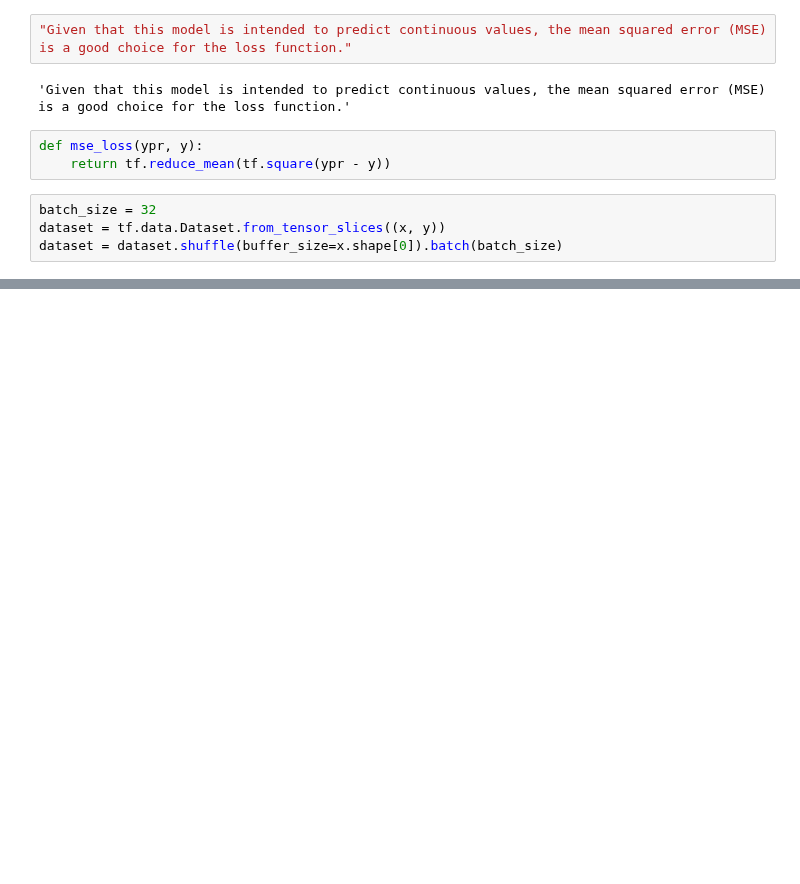
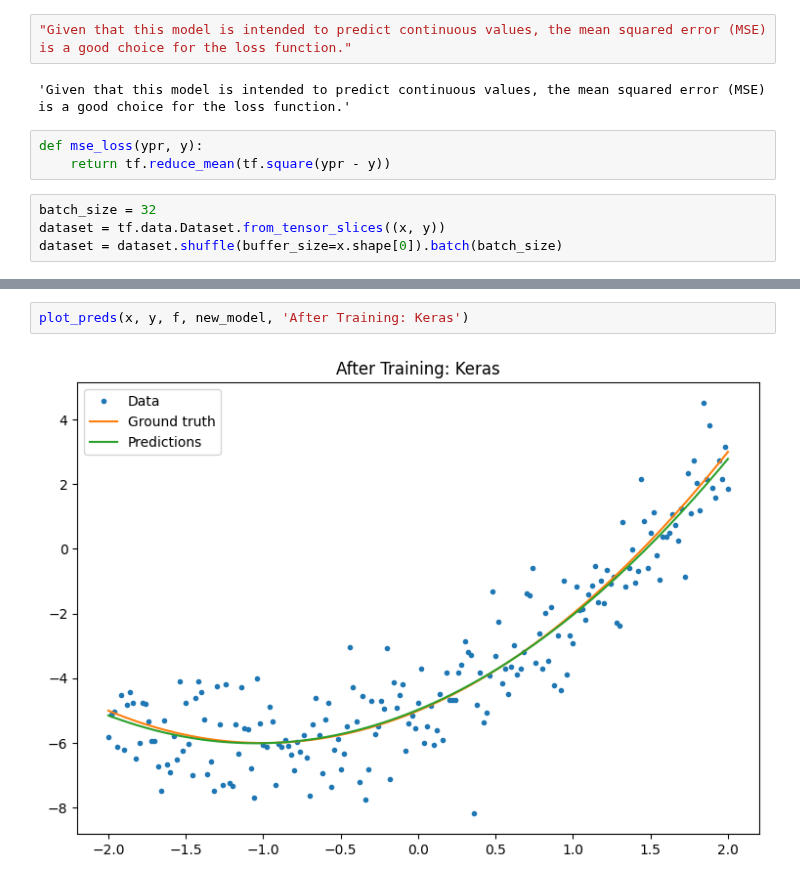
Before and after one commit to TaMaN2031A/data-yard, a Jupyter notebook: Roots of Knowledge/tf documentation/learn/guide/tf basics/overview.ipynb, the cells around one changed output, grey strips where cells are left out. Saved outputs shown, nothing was run; the diff lists cells and outputs as text; blank space fills up the shorter version.

```diff
--- a/Roots of Knowledge/tf documentation/learn/guide/tf basics/overview.ipynb
+++ b/Roots of Knowledge/tf documentation/learn/guide/tf basics/overview.ipynb
@@ -333,0 +363,4 @@ plot_preds(x, y, f, quad_model, 'After training')
+# %%
+plot_preds(x, y, f, new_model, 'After Training: Keras')
+# %% [output]
+[figure, added]
```
Also changed, not shown: parts of 12 cells of this notebook.
